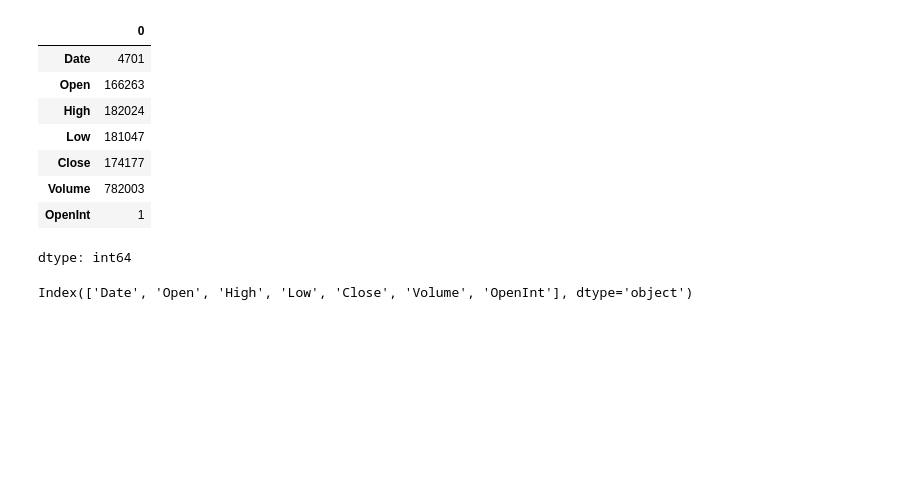
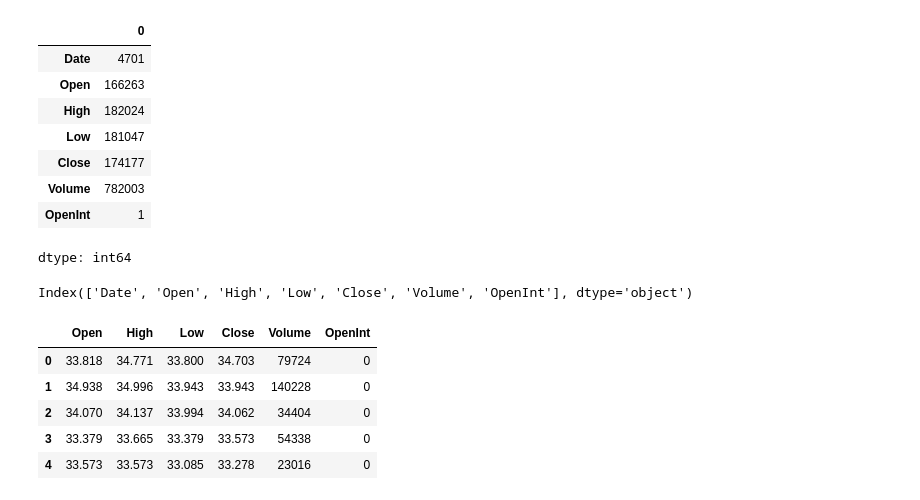
Before and after one commit to tejas-p-28/stock_market, a Jupyter notebook: Stock Market/stock_market_analysis.ipynb, the cells around one changed output. Drawn from its saved outputs; the diff is of its cells as text; code cells hidden in the pictures; blank space fills up the shorter version.

```diff
--- a/Stock Market/stock_market_analysis.ipynb
+++ b/Stock Market/stock_market_analysis.ipynb
@@ -46,0 +49,9 @@ Index(['Date', 'Open', 'High', 'Low', 'Close', 'Volume', 'OpenInt'], dtype='obje
+# %%
+df.head()
+# %% [output]
+|  | Open | High | Low | Close | Volume | OpenInt |
+| 0 | 33.818 | 34.771 | 33.800 | 34.703 | 79724 | 0 |
+| 1 | 34.938 | 34.996 | 33.943 | 33.943 | 140228 | 0 |
+| 2 | 34.070 | 34.137 | 33.994 | 34.062 | 34404 | 0 |
+| 3 | 33.379 | 33.665 | 33.379 | 33.573 | 54338 | 0 |
+| 4 | 33.573 | 33.573 | 33.085 | 33.278 | 23016 | 0 |
```
Also changed, not shown: parts of 3 cells of this notebook.
